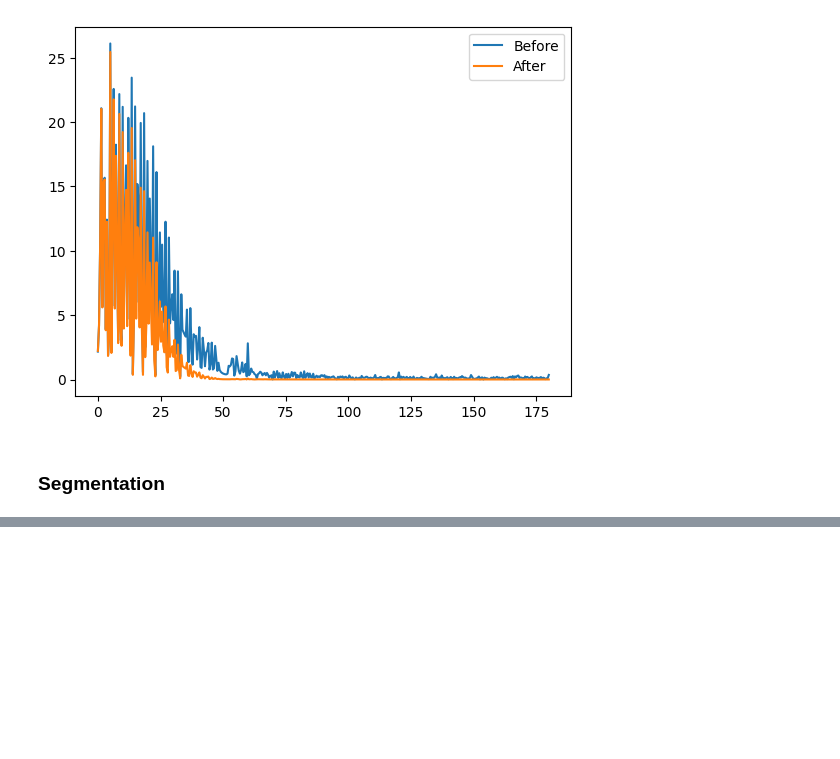
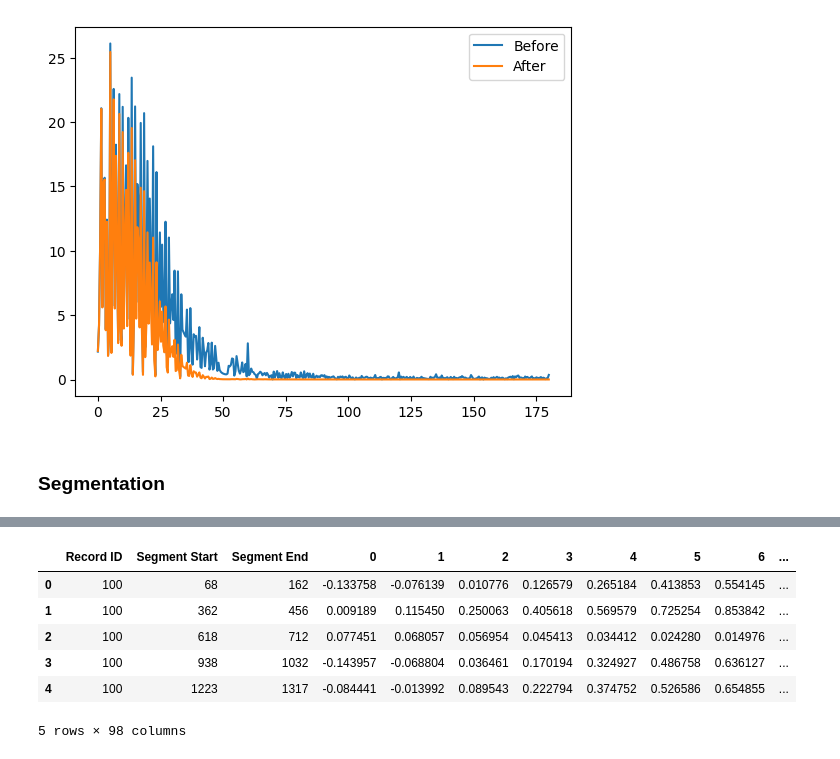
Before and after one commit to Alton1998/Arrhythmia-Detection, a Jupyter notebook: Arrhythmia Detection EDA.ipynb, the cells around one changed output, grey strips where cells are left out. Drawn from its saved outputs; the diff is of its cells as text; code cells hidden in the pictures; blank space fills up the shorter version.

```diff
--- a/Arrhythmia Detection EDA.ipynb
+++ b/Arrhythmia Detection EDA.ipynb
@@ -610,0 +679,10 @@ filterLow
+# %%
+ecg_data.head()
+# %% [output]
+|  | Record ID | Segment Start | Segment End | 0 | 1 | 2 | 3 | 4 | 5 | 6 | ... |
+| 0 | 100 | 68 | 162 | -0.133758 | -0.076139 | 0.010776 | 0.126579 | 0.265184 | 0.413853 | 0.554145 | ... |
+| 1 | 100 | 362 | 456 | 0.009189 | 0.115450 | 0.250063 | 0.405618 | 0.569579 | 0.725254 | 0.853842 | ... |
+| 2 | 100 | 618 | 712 | 0.077451 | 0.068057 | 0.056954 | 0.045413 | 0.034412 | 0.024280 | 0.014976 | ... |
+| 3 | 100 | 938 | 1032 | -0.143957 | -0.068804 | 0.036461 | 0.170194 | 0.324927 | 0.486758 | 0.636127 | ... |
+| 4 | 100 | 1223 | 1317 | -0.084441 | -0.013992 | 0.089543 | 0.222794 | 0.374752 | 0.526586 | 0.654855 | ... |
+5 rows × 98 columns
```
Also changed, not shown: parts of 19 cells of this notebook, 4 other files.
